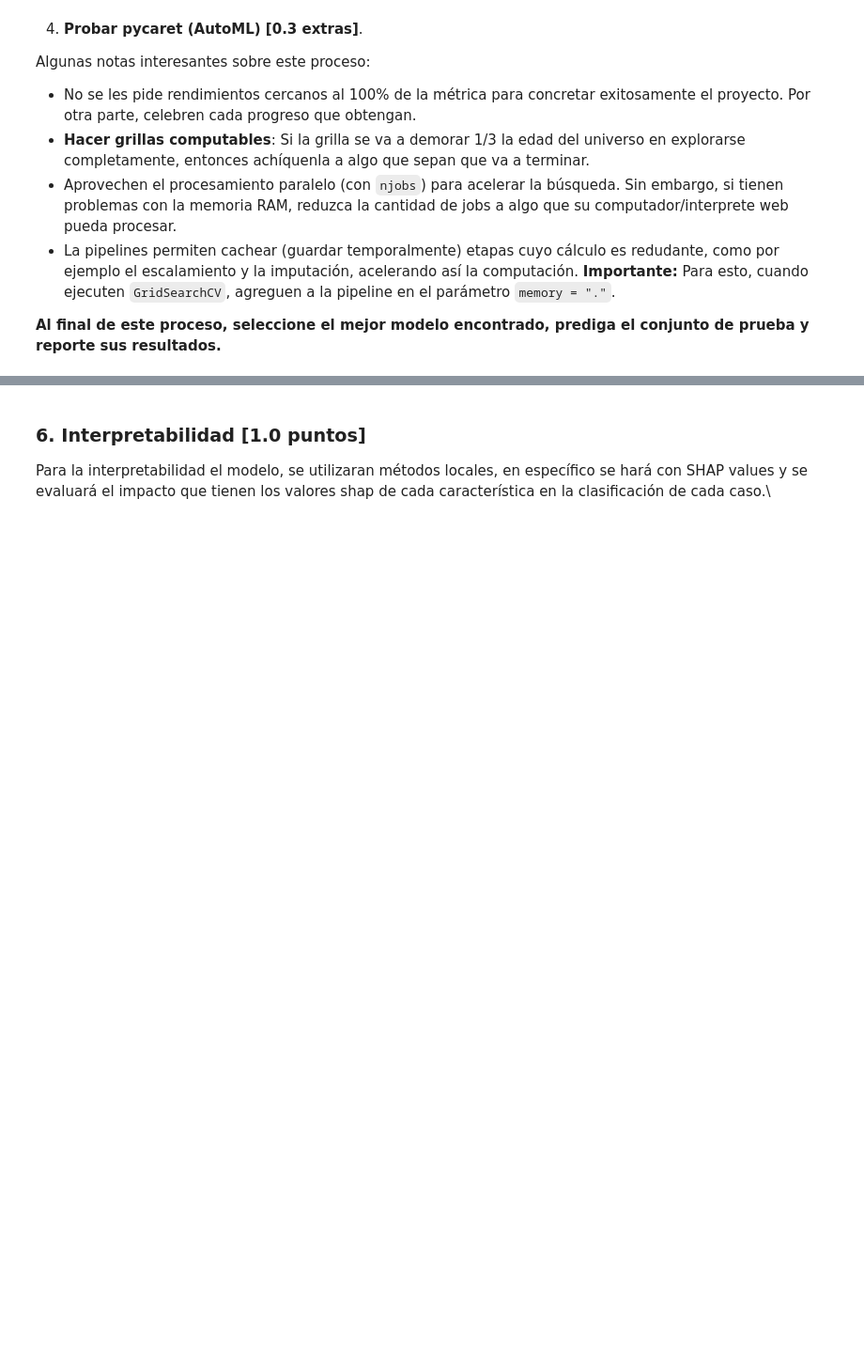
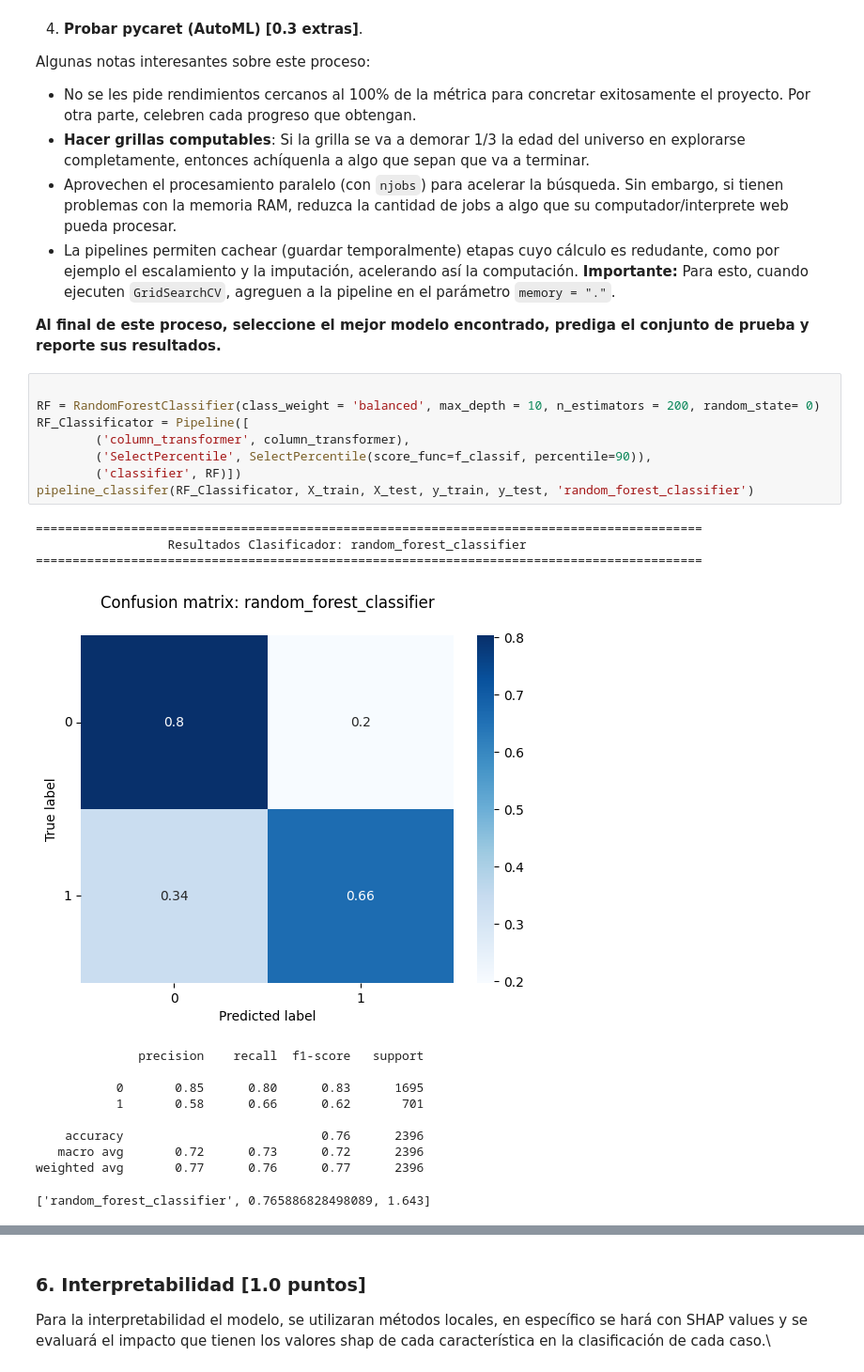
Before and after one commit to mvarasg/MDS7202-Lab-Programacion-Cientifica-MDS, a Jupyter notebook: proyecto2/Proyecto2_Respuestas.ipynb, the cells around one changed output, grey strips where cells are left out. Shown at 94% size. Cells and saved outputs as stored; diff of their text form; blank space fills up the shorter version.

```diff
--- a/proyecto2/Proyecto2_Respuestas.ipynb
+++ b/proyecto2/Proyecto2_Respuestas.ipynb
@@ -531,3 +625,25 @@ Algunas notas interesantes sobre este proceso:
 - La pipelines permiten cachear (guardar temporalmente) etapas cuyo cálculo es redudante, como por ejemplo el escalamiento y la imputación, acelerando así la computación. **Importante:** Para esto, cuando ejecuten `GridSearchCV`, agreguen a la pipeline en el parámetro `memory = "."`.
 
 **Al final de este proceso, seleccione el mejor modelo encontrado, prediga el conjunto de prueba y reporte sus resultados.**
+# %%
+
+RF = RandomForestClassifier(class_weight = 'balanced', max_depth = 10, n_estimators = 200, random_state= 0)
+RF_Classificator = Pipeline([
+        ('column_transformer', column_transformer),
+        ('SelectPercentile', SelectPercentile(score_func=f_classif, percentile=90)),
+        ('classifier', RF)])
+pipeline_classifer(RF_Classificator, X_train, X_test, y_train, y_test, 'random_forest_classifier')
+# %% [output]
+===========================================================================================
+                  Resultados Clasificador: random_forest_classifier
+===========================================================================================
+[figure, added]
+              precision    recall  f1-score   support
+
+           0       0.85      0.80      0.83      1695
+           1       0.58      0.66      0.62       701
+
+    accuracy                           0.76      2396
+   macro avg       0.72      0.73      0.72      2396
+weighted avg       0.77      0.76      0.77      2396
+['random_forest_classifier', 0.765886828498089, 1.643]
```
Also changed, not shown: parts of 15 cells of this notebook.
